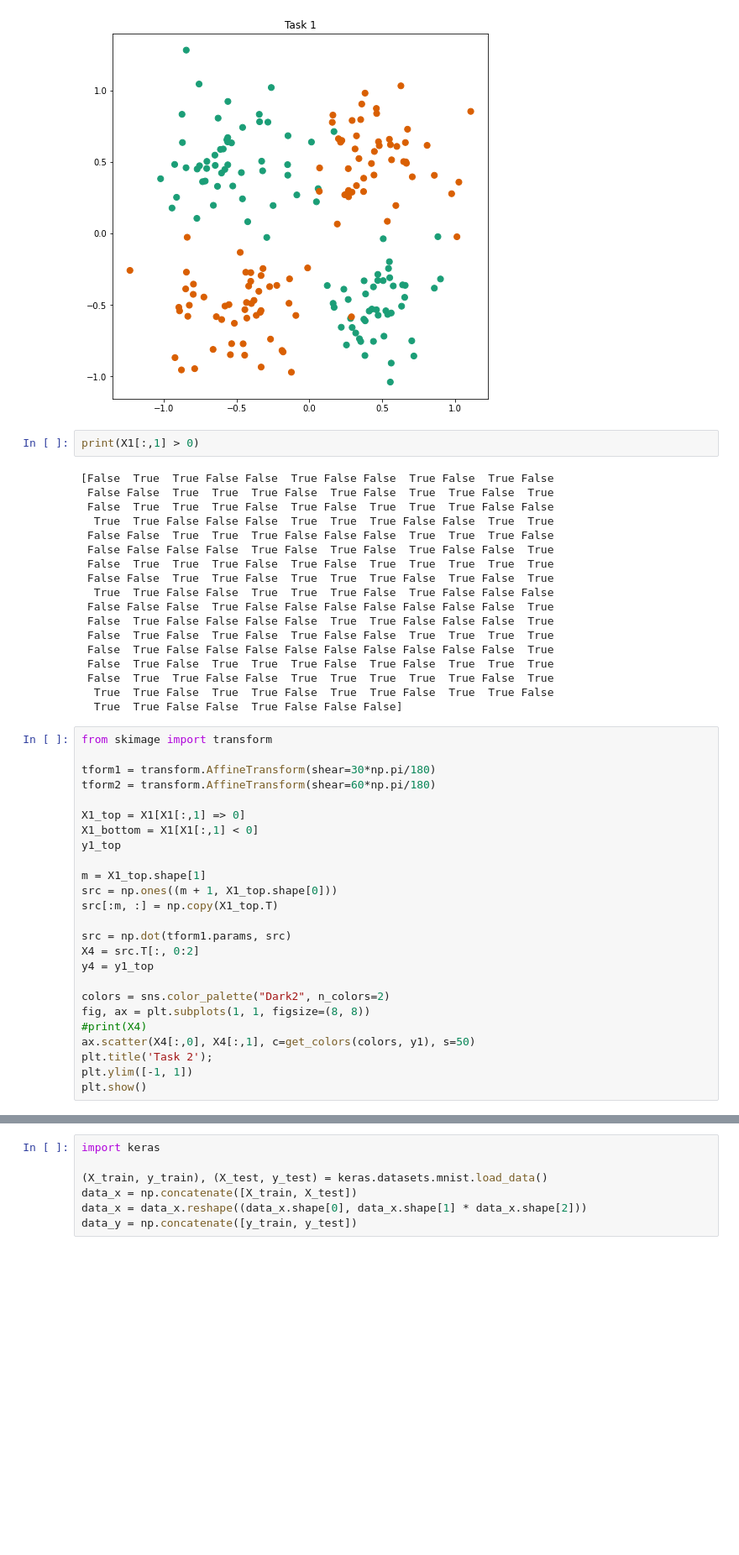
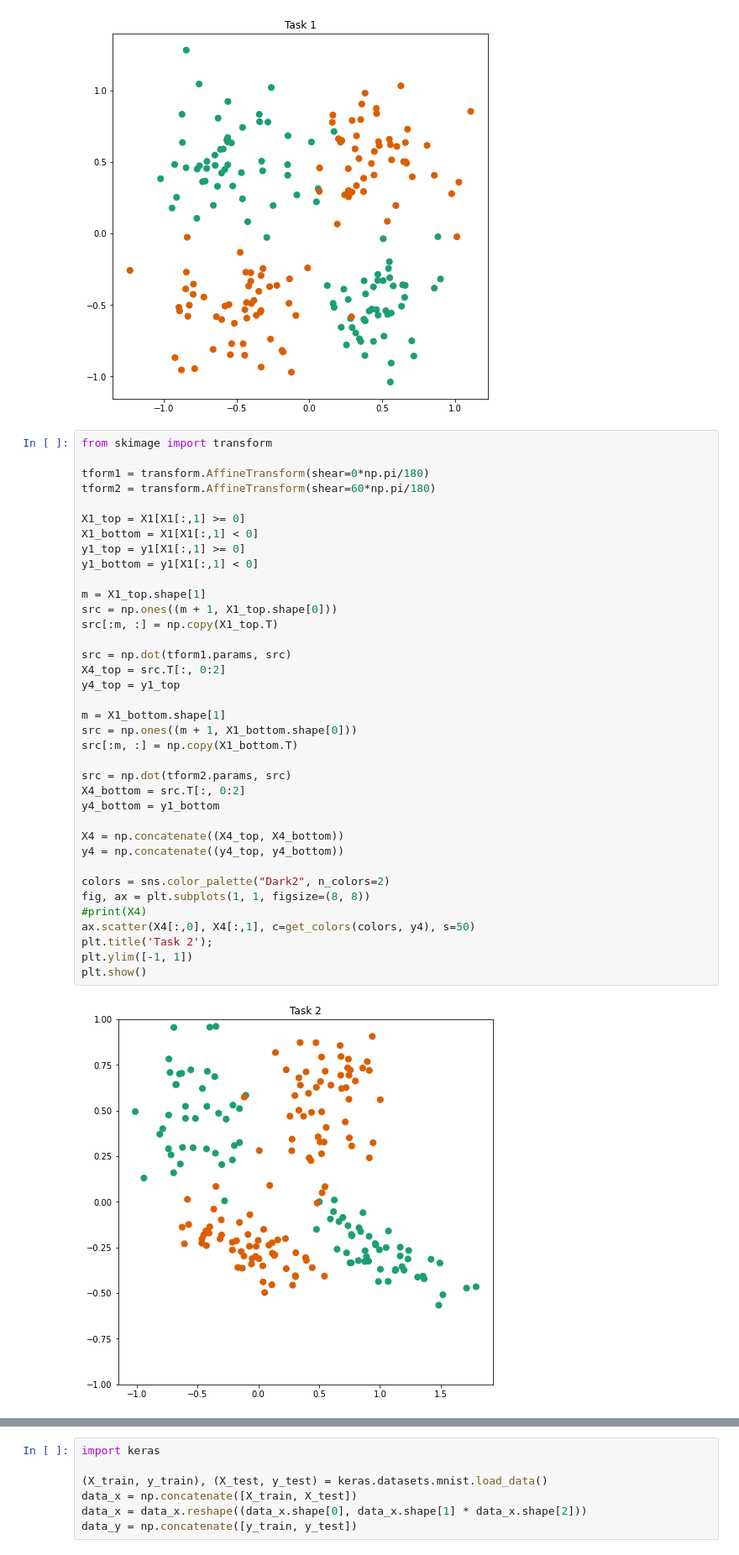
Before and after one commit to ykobaya9/ndd-links, a Jupyter notebook: affine_exp.ipynb, the cells around one changed output, grey strips where cells are left out. Shown at 84% size. Saved outputs shown, nothing was run; the diff lists cells and outputs as text; blank space fills up the shorter version.

```diff
--- a/affine_exp.ipynb
+++ b/affine_exp.ipynb
@@ -346,48 +365,42 @@ plt.title('Task 1');
 plt.show()
 # %% [output]
 [figure]
-# %%
-print(X1[:,1] > 0)
-# %% [output]
-[False  True  True False False  True False False  True False  True False
- False False  True  True  True False  True False  True  True False  True
- False  True  True  True False  True False  True  True  True False False
-  True  True False False False  True  True  True False False  True  True
- False False  True  True  True False False False  True  True  True False
- False False False False  True False  True False  True False False  True
- False  True  True  True False  True False  True  True  True  True  True
- False False  True  True False  True  True  True False  True False  True
-  True  True False False  True  True  True False  True False False False
- False False False  True False False False False False False False  True
- False  True False False False False  True  True False False False  True
- False  True False  True False  True False False  True  True  True  True
- False  True False False False False False False False False False  True
- False  True False  True  True  True False  True False  True  True  True
- False  True  True False False  True  True  True  True  True False  True
-  True  True False  True  True False  True  True False  True  True False
-  True  True False False  True False False False]
 # %%
 from skimage import transform
 
-tform1 = transform.AffineTransform(shear=30*np.pi/180)
+tform1 = transform.AffineTransform(shear=0*np.pi/180)
 tform2 = transform.AffineTransform(shear=60*np.pi/180)
 
-X1_top = X1[X1[:,1] => 0]
+X1_top = X1[X1[:,1] >= 0]
 X1_bottom = X1[X1[:,1] < 0]
-y1_top
+y1_top = y1[X1[:,1] >= 0]
+y1_bottom = y1[X1[:,1] < 0]
 
 m = X1_top.shape[1]
 src = np.ones((m + 1, X1_top.shape[0]))
 src[:m, :] = np.copy(X1_top.T)
 
 src = np.dot(tform1.params, src)
-X4 = src.T[:, 0:2]
-y4 = y1_top
+X4_top = src.T[:, 0:2]
+y4_top = y1_top
+
+m = X1_bottom.shape[1]
+src = np.ones((m + 1, X1_bottom.shape[0]))
+src[:m, :] = np.copy(X1_bottom.T)
+
+src = np.dot(tform2.params, src)
+X4_bottom = src.T[:, 0:2]
+y4_bottom = y1_bottom
+
+X4 = np.concatenate((X4_top, X4_bottom))
+y4 = np.concatenate((y4_top, y4_bottom))
 
 colors = sns.color_palette("Dark2", n_colors=2)
 fig, ax = plt.subplots(1, 1, figsize=(8, 8))
 #print(X4)
-ax.scatter(X4[:,0], X4[:,1], c=get_colors(colors, y1), s=50)
+ax.scatter(X4[:,0], X4[:,1], c=get_colors(colors, y4), s=50)
 plt.title('Task 2');
 plt.ylim([-1, 1])
 plt.show()
+# %% [output]
+[figure, added]
```
Also changed, not shown: parts of 20 cells of this notebook.
